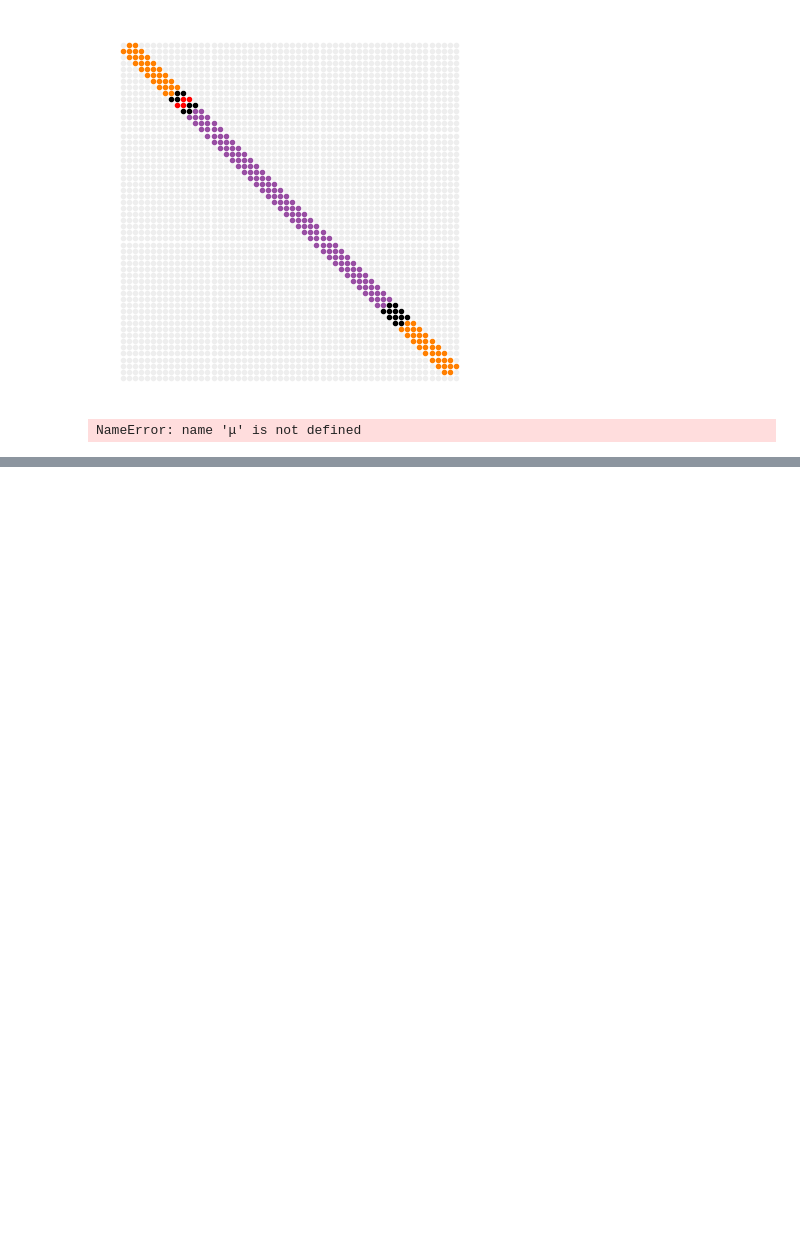
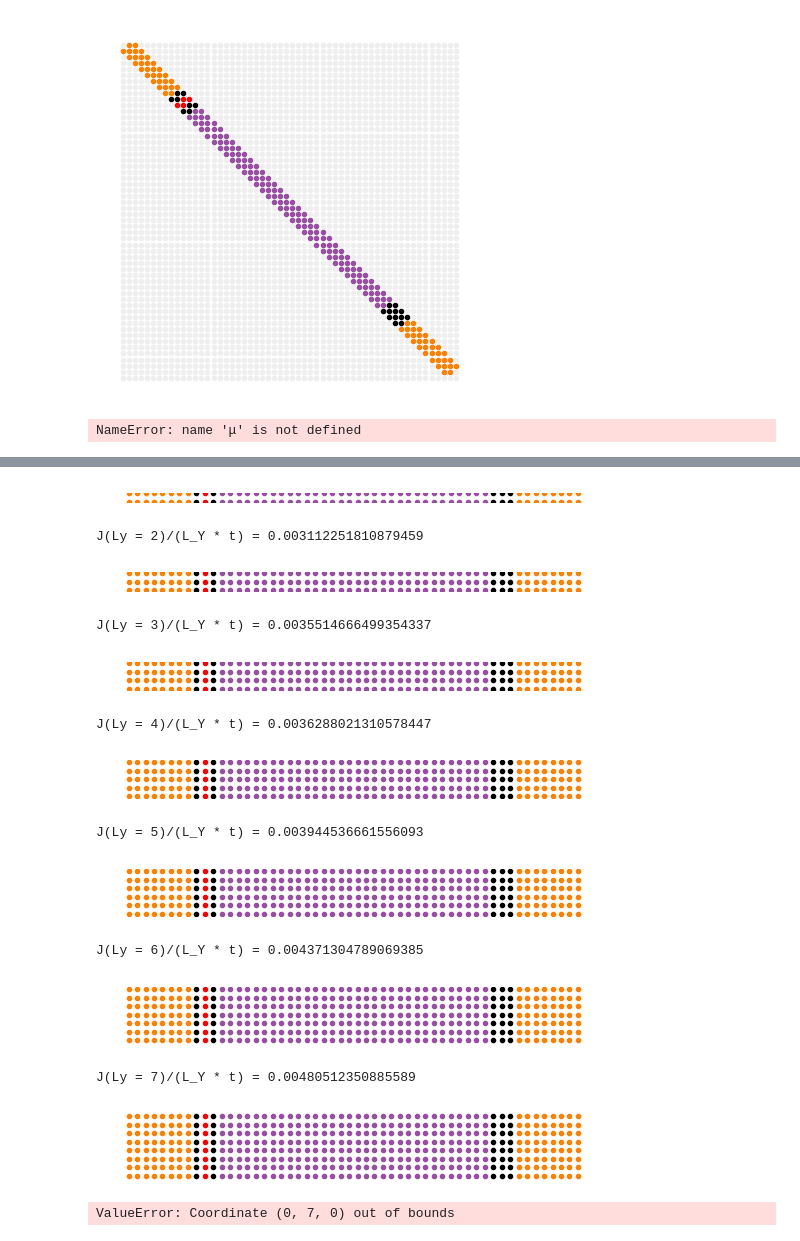
Before and after one commit to jabirali/bodge, a Jupyter notebook: altermagnets2.ipynb, the cells around one changed output, grey strips where cells are left out. Saved outputs shown, nothing was run; the diff lists cells and outputs as text; code cells hidden in the pictures; blank space fills up the shorter version.

```diff
--- a/altermagnets2.ipynb
+++ b/altermagnets2.ipynb
@@ -2481,0 +2736,66 @@ J(Ly = 7)/(L_Y * t) = 0.007541862671850653
+# %%
+t = 1.0
+Δ0 = 0.03 * t
+μ = -0.5 * t
+δφ = π/2
+
+Tc = (Δ0 / 1.764)
+T = 0.1 * Tc
+
+m = Δ0/2
+
+DIAG = False
+L_SC = 8
+L_X = 2 * L_SC + 2 * L_NM + L_AM
+N = 2500
+
+Ls = []
+Js = []
+for L_Y in trange(2, 42):
+    lattice = create_lattice()
+    visualize()
+
+    with system as (H, Δ, V):
+        for i in lattice.sites():
+            if inside(i):
+                H[i, i] = -μ * σ0
+
+                if SC1(i):
+                    Δ[i, i] = Δ0 * jσ2 * np.exp((-1j/2) * δφ)
+                if SC2(i):
+                    Δ[i, i] = Δ0 * jσ2 * np.exp((+1j/2) * δφ)
+        for i, j in lattice.bonds(axis=0):
+            if inside(i) and inside(j):
+                if AM(i) and AM(j):
+                    H[i, j] = -t * σ0 - m * σ3
+                else:
+                    H[i, j] = -t * σ0
+        for i, j in lattice.bonds(axis=1):
+            if inside(i) and inside(j):
+                if AM(i) and AM(j):
+                    H[i, j] = -t * σ0 + m * σ3
+                else:
+                    H[i, j] = -t * σ0
+    Ls.append(L_Y)
+    Js.append(current(system, N, T) / L_Y)
+
+    print(f"J(Ly = {L_Y})/(L_Y * t) = {Js[-1]}")
+
+plt.plot(Ls, Js)
+plt.xlabel(r"Junction width $L_y/a$")
+plt.ylabel(r"Supercurrent $J(π/2)/L_y t$")
+# %% [output]
+[figure, added]
+J(Ly = 2)/(L_Y * t) = 0.003112251810879459
+[figure, added]
+J(Ly = 3)/(L_Y * t) = 0.0035514666499354337
+[figure, added]
+J(Ly = 4)/(L_Y * t) = 0.0036288021310578447
+[figure, added]
+J(Ly = 5)/(L_Y * t) = 0.003944536661556093
+[figure, added]
+J(Ly = 6)/(L_Y * t) = 0.004371304789069385
+[figure, added]
+J(Ly = 7)/(L_Y * t) = 0.00480512350885589
+[figure, added]
+ValueError: Coordinate (0, 7, 0) out of bounds
```
Also changed, not shown: parts of 16 cells of this notebook, 1 other file.
